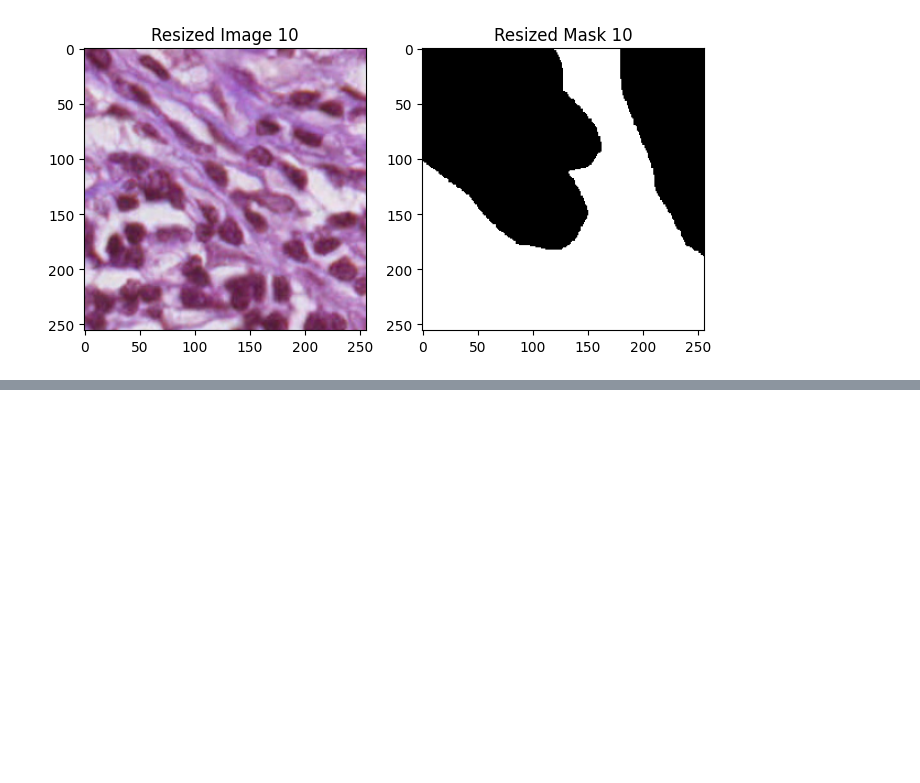
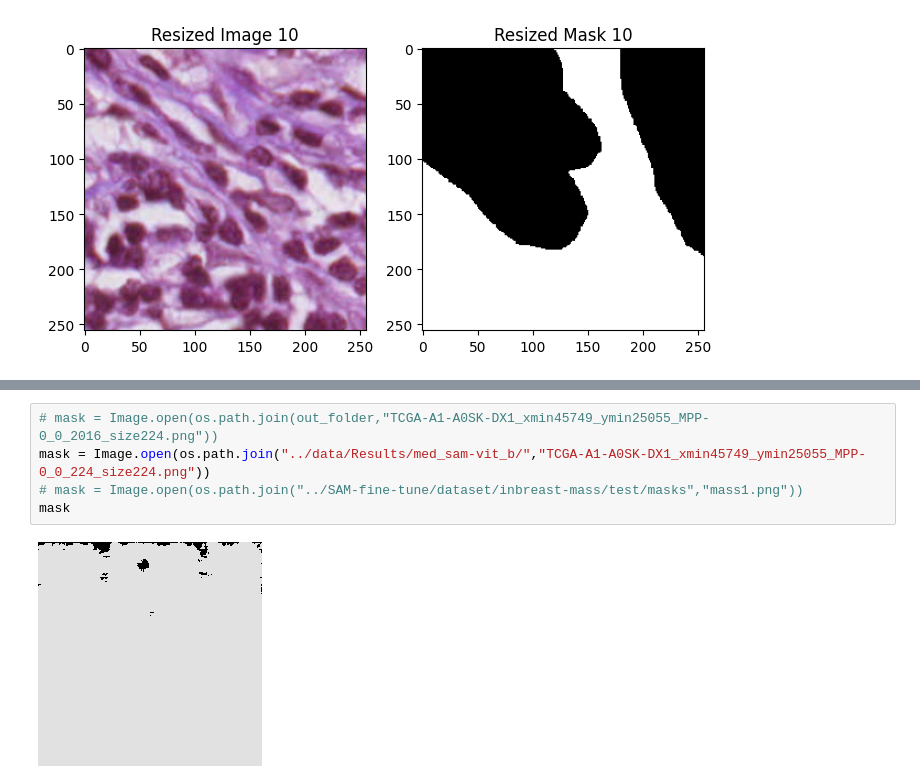
Before and after one commit to PiyushBhadauriya26/Semantic_Segmentation, a Jupyter notebook: Notebooks/Image_Preprocessing.ipynb, the cells around one changed output, grey strips where cells are left out. Drawn from its saved outputs; the diff is of its cells as text; blank space fills up the shorter version.

```diff
--- a/Notebooks/Image_Preprocessing.ipynb
+++ b/Notebooks/Image_Preprocessing.ipynb
@@ -134,0 +194,7 @@ for i in indices_to_display:
+# %%
+# mask = Image.open(os.path.join(out_folder,"TCGA-A1-A0SK-DX1_xmin45749_ymin25055_MPP-0_0_2016_size224.png"))
+mask = Image.open(os.path.join("../data/Results/med_sam-vit_b/","TCGA-A1-A0SK-DX1_xmin45749_ymin25055_MPP-0_0_224_size224.png"))
+# mask = Image.open(os.path.join("../SAM-fine-tune/dataset/inbreast-mass/test/masks","mass1.png"))
+mask
+# %% [output]
+[figure, added]
```
Also changed, not shown: parts of 4 cells of this notebook, 4 other files.
